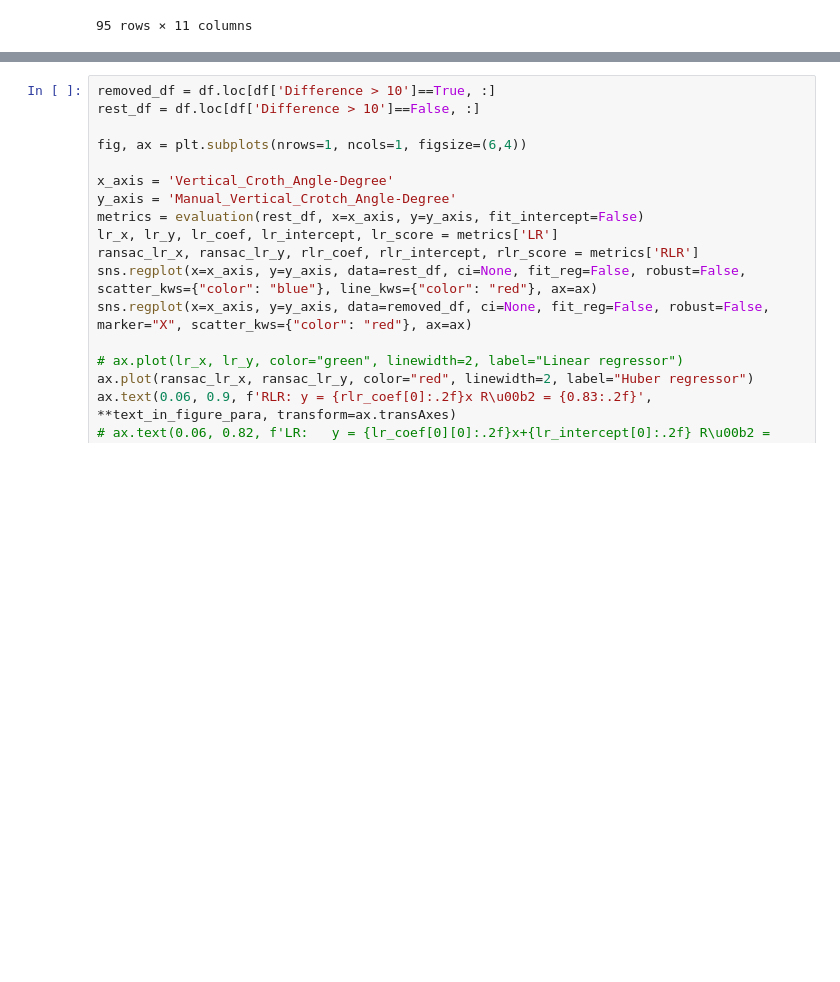
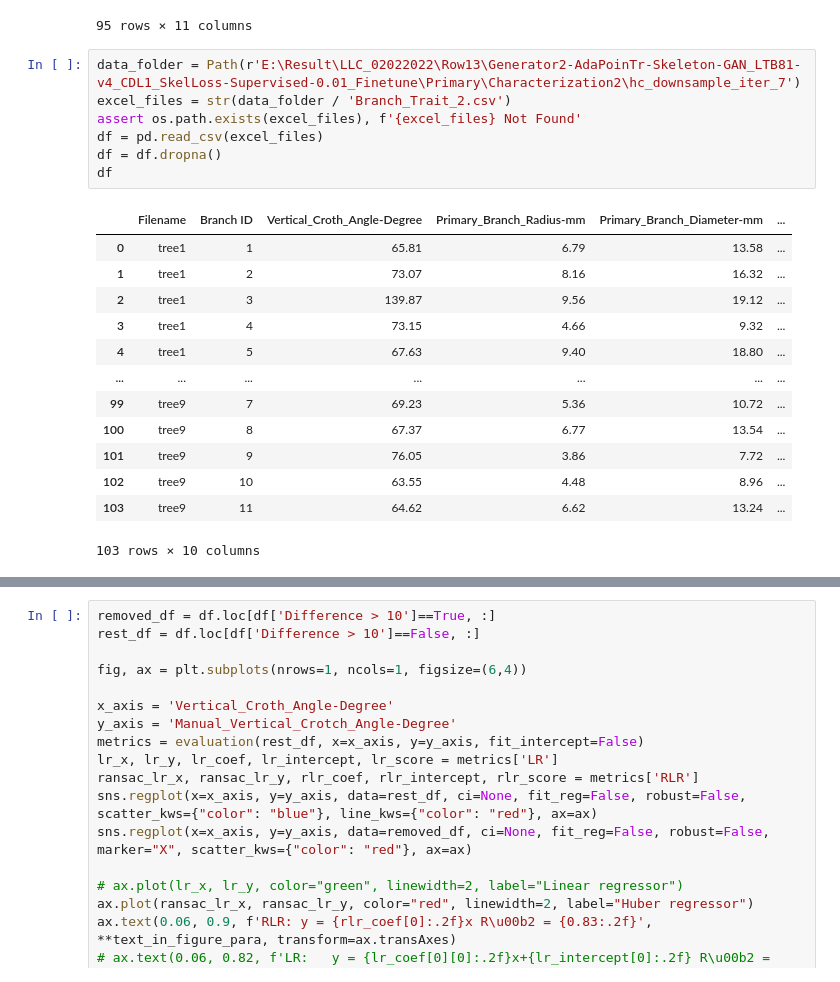
Before and after one commit to suptimq/AppleQSM, a Jupyter notebook: code/notebook/plot_branch_corr.ipynb, the cells around one changed output, grey strips where cells are left out. Drawn from its saved outputs; the diff is of its cells as text; blank space fills up the shorter version.

```diff
--- a/code/notebook/plot_branch_corr.ipynb
+++ b/code/notebook/plot_branch_corr.ipynb
@@ -49,6 +147,27 @@ Sheet name: branch_trait
 | 93 | 15 | tree9 | 58.98 | 2.69 | 61.1 | ... |
 | 94 | 18 | tree9 | 66.45 | 4.13 | 60.0 | ... |
 95 rows × 11 columns
+# %%
+data_folder = Path(r'E:\Result\LLC_02022022\Row13\Generator2-AdaPoinTr-Skeleton-GAN_LTB81-v4_CDL1_SkelLoss-Supervised-0.01_Finetune\Primary\Characterization2\hc_downsample_iter_7')
+excel_files = str(data_folder / 'Branch_Trait_2.csv')
+assert os.path.exists(excel_files), f'{excel_files} Not Found'
+df = pd.read_csv(excel_files)
+df = df.dropna()
+df
+# %% [output]
+|  | Filename | Branch ID | Vertical_Croth_Angle-Degree | Primary_Branch_Radius-mm | Primary_Branch_Diameter-mm | ... |
+| 0 | tree1 | 1 | 65.81 | 6.79 | 13.58 | ... |
+| 1 | tree1 | 2 | 73.07 | 8.16 | 16.32 | ... |
+| 2 | tree1 | 3 | 139.87 | 9.56 | 19.12 | ... |
+| 3 | tree1 | 4 | 73.15 | 4.66 | 9.32 | ... |
+| 4 | tree1 | 5 | 67.63 | 9.40 | 18.80 | ... |
+| ... | ... | ... | ... | ... | ... | ... |
+| 99 | tree9 | 7 | 69.23 | 5.36 | 10.72 | ... |
+| 100 | tree9 | 8 | 67.37 | 6.77 | 13.54 | ... |
+| 101 | tree9 | 9 | 76.05 | 3.86 | 7.72 | ... |
+| 102 | tree9 | 10 | 63.55 | 4.48 | 8.96 | ... |
+| 103 | tree9 | 11 | 64.62 | 6.62 | 13.24 | ... |
+103 rows × 10 columns
 # %%
 fig, axes = plt.subplots(nrows=1, ncols=2, figsize=(12,4))
 
```
Also changed, not shown: parts of 4 cells of this notebook, 5 other files.
